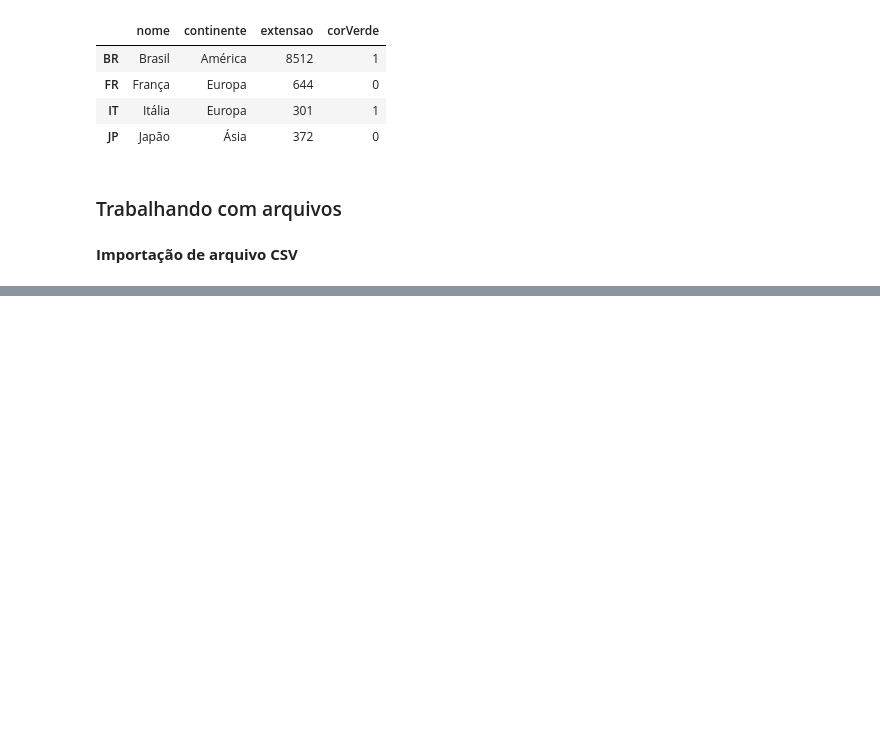
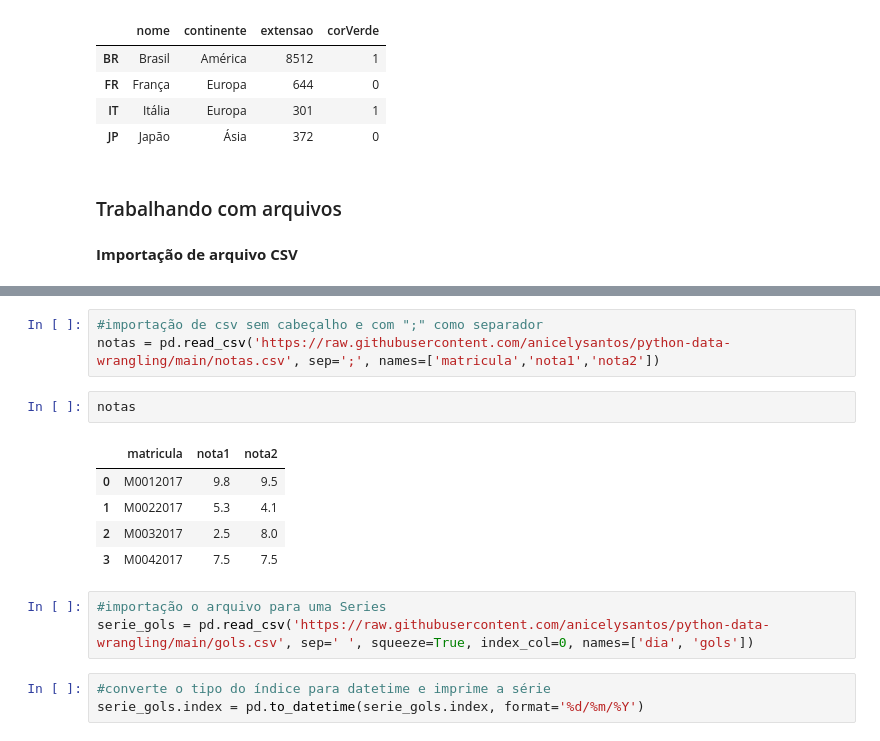
Before and after one commit to anicelysantos/python-data-wranglin, a Jupyter notebook: DataFrame.ipynb, the cells around one changed output, grey strips where cells are left out. Drawn from its saved outputs; the diff is of its cells as text; blank space fills up the shorter version.

```diff
--- a/DataFrame.ipynb
+++ b/DataFrame.ipynb
@@ -201,0 +216,17 @@ paises
+# %%
+#importação de csv sem cabeçalho e com ";" como separador
+notas = pd.read_csv('https://raw.githubusercontent.com/anicelysantos/python-data-wrangling/main/notas.csv', sep=';', names=['matricula','nota1','nota2'])
+# %%
+notas
+# %% [output]
+|  | matricula | nota1 | nota2 |
+| 0 | M0012017 | 9.8 | 9.5 |
+| 1 | M0022017 | 5.3 | 4.1 |
+| 2 | M0032017 | 2.5 | 8.0 |
+| 3 | M0042017 | 7.5 | 7.5 |
+# %%
+#importação o arquivo para uma Series
+serie_gols = pd.read_csv('https://raw.githubusercontent.com/anicelysantos/python-data-wrangling/main/gols.csv', sep=' ', squeeze=True, index_col=0, names=['dia', 'gols'])
+# %%
+#converte o tipo do índice para datetime e imprime a série
+serie_gols.index = pd.to_datetime(serie_gols.index, format='%d/%m/%Y')
```
Also changed, not shown: parts of 13 cells of this notebook.
